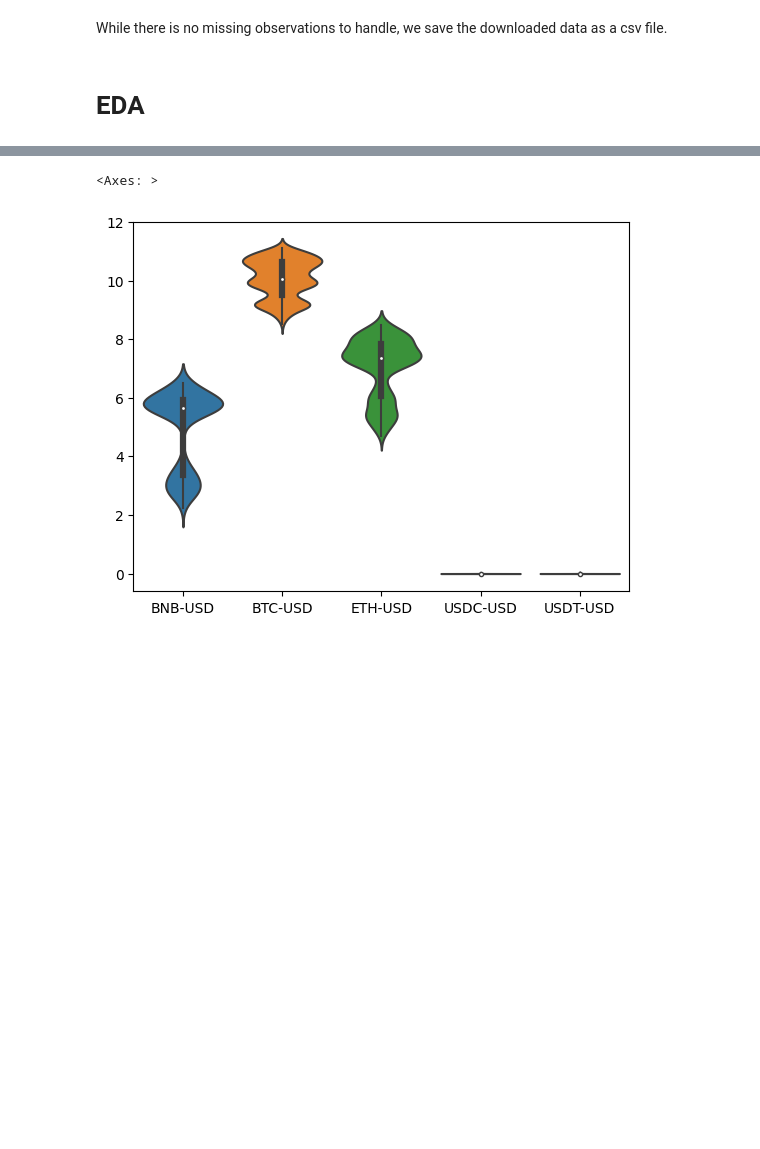
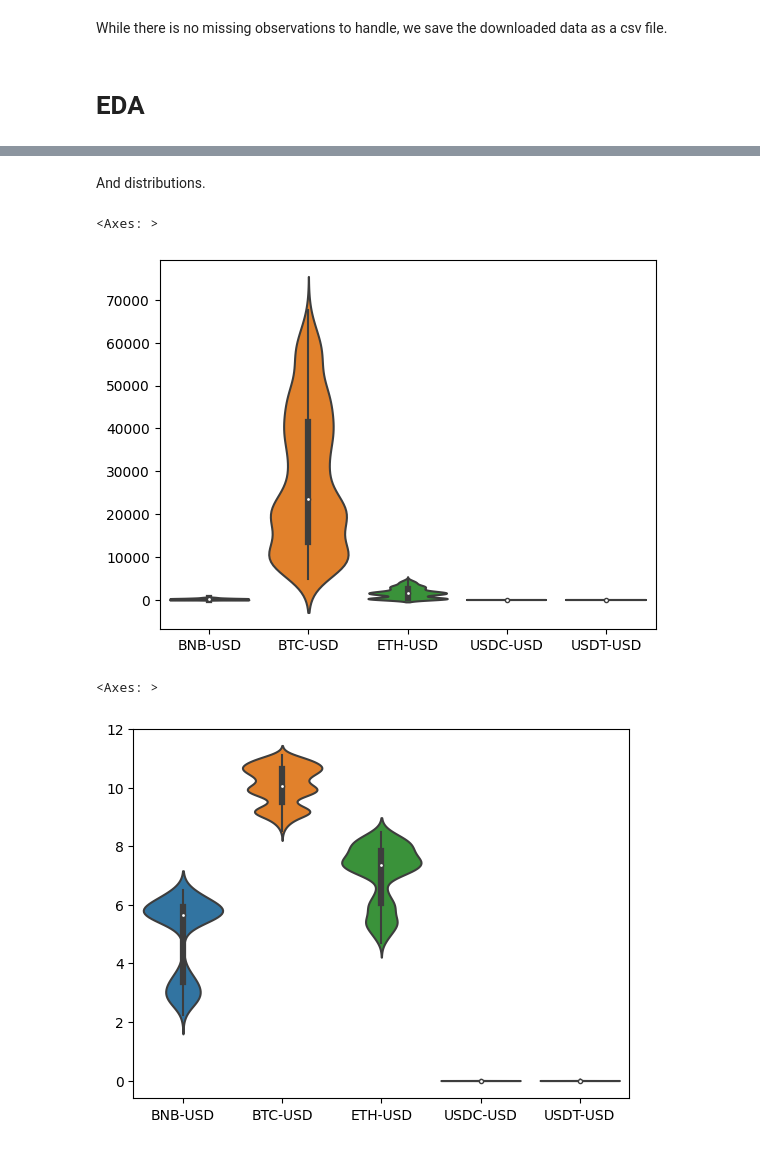
Before and after one commit to mzaoualim/cryptocurrency_portfolio_optimization_app, a Jupyter notebook: crypto_portfolio_optimization.ipynb, the cells around one changed output, grey strips where cells are left out. Saved outputs shown, nothing was run; the diff lists cells and outputs as text; code cells hidden in the pictures; blank space fills up the shorter version.

```diff
--- a/crypto_portfolio_optimization.ipynb
+++ b/crypto_portfolio_optimization.ipynb
@@ -124,4 +126,11 @@ data.describe()
 | max | 675.684082 | 67566.828125 | 4812.087402 | 1.044029 | 1.053585 |
+# %% [markdown]
+And distributions.
+# %%
+sns.violinplot(data, scale='count')
+# %% [output]
+<Axes: >
+[figure, added]
 # %%
 log_data = np.log(data)
 sns.violinplot(log_data, scale='count')
```
Also changed, not shown: parts of 8 cells of this notebook.
